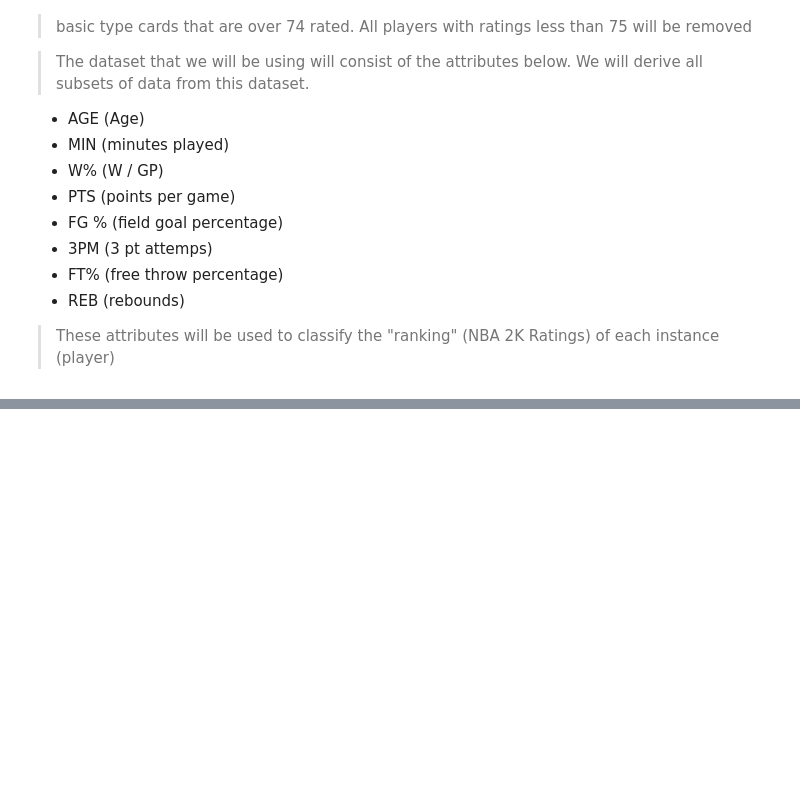
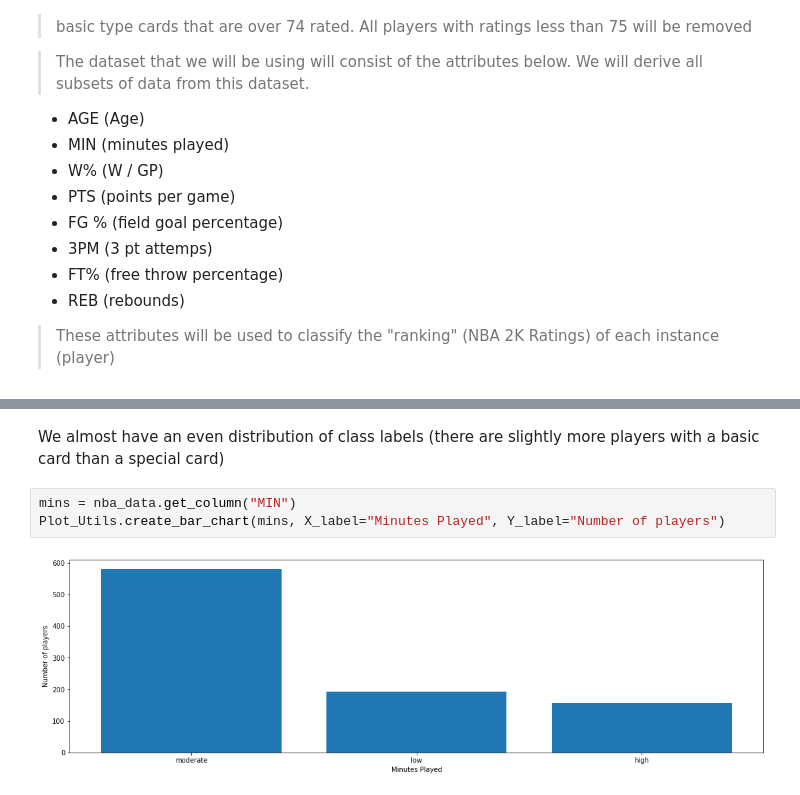
Before and after one commit to milolibby/CPSC322-Final-Project, a Jupyter notebook: nba_rating.ipynb, the cells around one changed output, grey strips where cells are left out. Cells and saved outputs as stored; diff of their text form; blank space fills up the shorter version.

Commit message:
almost done with eda

```diff
--- a/nba_rating.ipynb
+++ b/nba_rating.ipynb
@@ -137,0 +156,7 @@ Simple Dataset: (AGE, WINS, LOSSES, MINS, PTS)
+# %% [markdown]
+We almost have an even distribution of class labels (there are slightly more players with a basic card than a special card)
+# %%
+mins = nba_data.get_column("MIN")
+Plot_Utils.create_bar_chart(mins, X_label="Minutes Played", Y_label="Number of players")
+# %% [output]
+[figure, added]
```
Also changed, not shown: parts of 18 cells of this notebook, 2 other files.
